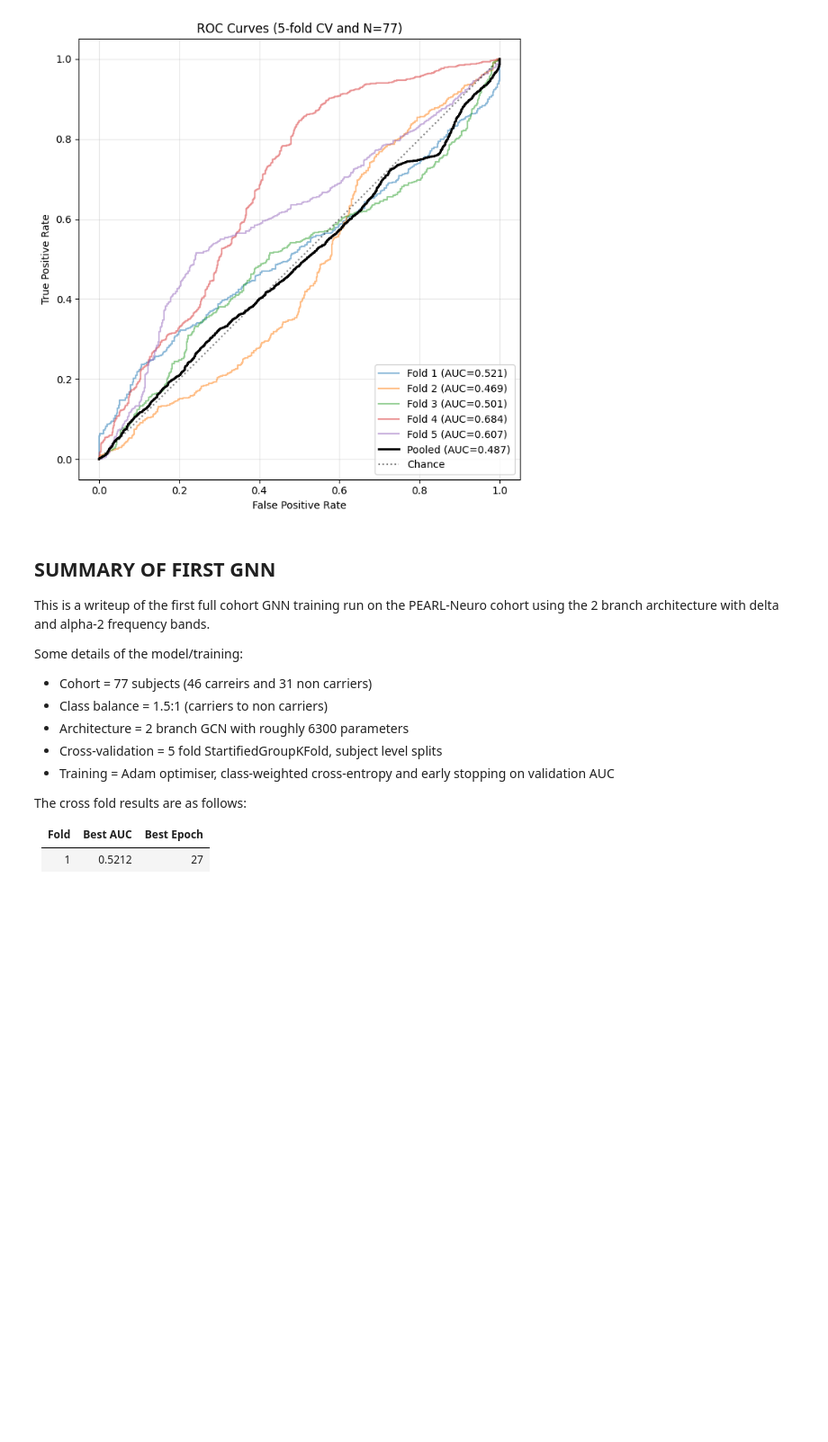
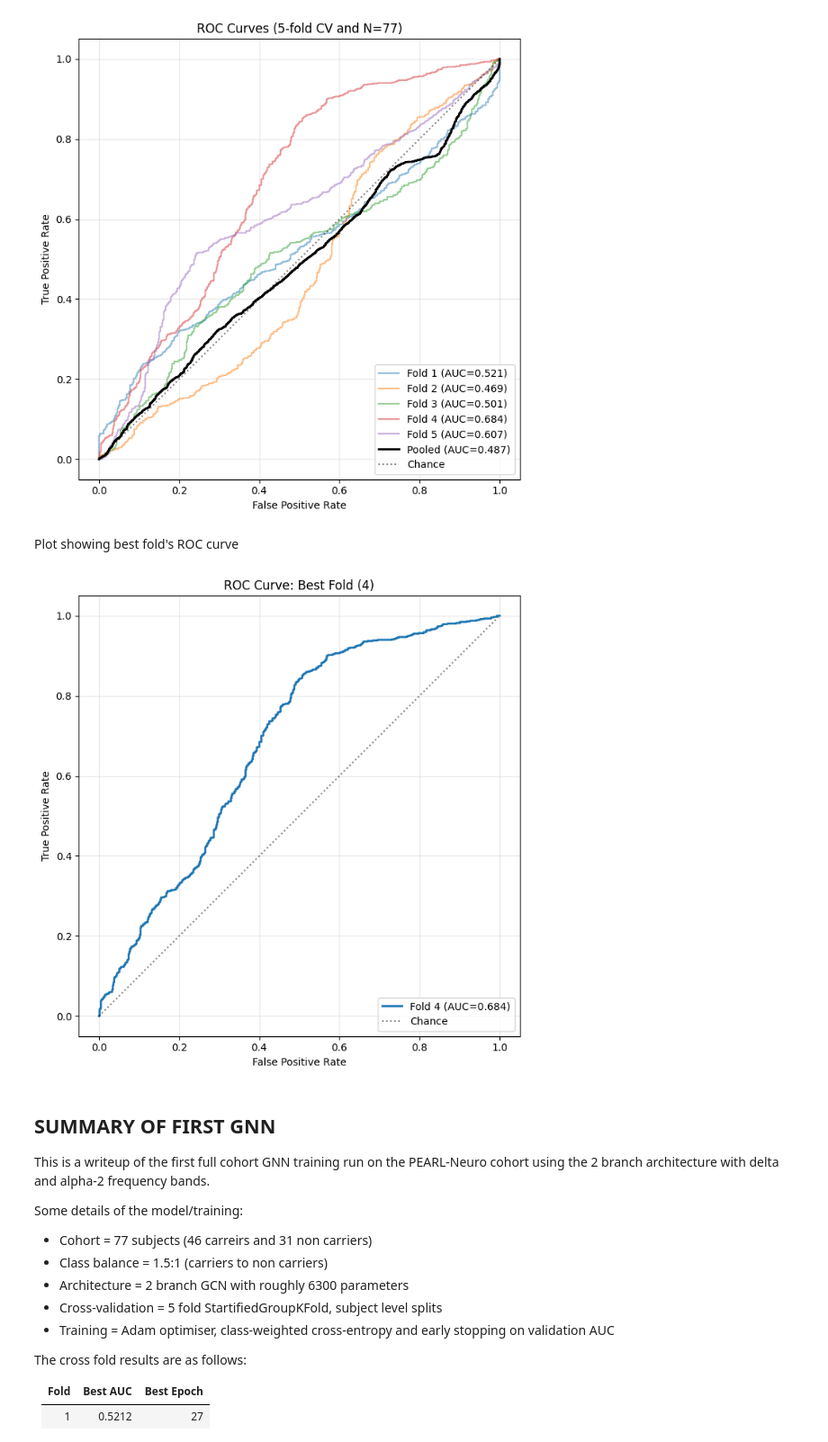
Before and after one commit to charlottedavidson524/alzheimers-gnn, a Jupyter notebook: notebooks/alzheimers_gnn.ipynb, the cells around one changed output. Shown at 90% size. Saved outputs shown, nothing was run; the diff lists cells and outputs as text; code cells hidden in the pictures; blank space fills up the shorter version.

```diff
--- a/notebooks/alzheimers_gnn.ipynb
+++ b/notebooks/alzheimers_gnn.ipynb
@@ -300,0 +335,24 @@ Create CV splits and results directory
+# %%
+# Fresh model, same hyperparameters as will be used in the full CV loop below
+set_seed(config["seed"])
+model = MultiBandGCN(hidden_channels=config["hidden_channels"], embedding_dim=config["embedding_dim"],
+                     mlp_hidden=config["mlp_hidden"], dropout=config["dropout"]).to(device)
+
+train_loader = make_dataloader(pairs, train_idx, batch_size=config["batch_size"], shuffle=True)
+val_loader = make_dataloader(pairs, val_idx, batch_size=config["batch_size"], shuffle=False)
+
+# Train once end-to-end on this single split (not part of the CV loop)
+diag_result = train_fold(model=model, train_loader=train_loader, val_loader=val_loader, config=config,
+                          device=device, checkpoint_path=diag_dir/"best_model.pt", verbose=True)
+
+print(f"\nPre-CV diagnostic best AUC: {diag_result['best_auc']:.4f} at epoch {diag_result['best_epoch']}")
+
+# Save history and predictions for later reference
+with open(diag_dir/"history.json", "w") as f:
+    json.dump(diag_result["history"], f, indent=2)
+
+np.savez(
+    diag_dir/"predictions.npz",
+    y_true=diag_result["best_metrics"]["y_true"],
+    y_prob=diag_result["best_metrics"]["y_prob"],
+)
@@ -572,6 +732,30 @@ plt.savefig(run_dir/"roc_curves.png", dpi=150, bbox_inches="tight")
 plt.show()
 # %% [output]
 [figure]
+# %% [markdown]
+Plot showing best fold's ROC curve
+# %%
+# Reuses best_fold_idx from the cell above
+preds = np.load(run_dir / f"fold_{best_fold_idx}" / "predictions.npz")
+fpr, tpr, _ = roc_curve(preds["y_true"], preds["y_prob"])
+best_fold_auc = roc_auc_score(preds["y_true"], preds["y_prob"])
+
+fig, ax = plt.subplots(figsize=(7, 7))
+ax.plot(fpr, tpr, color="tab:blue", linewidth=2, label=f"Fold {best_fold_idx + 1} (AUC={best_fold_auc:.3f})")
+ax.plot([0, 1], [0, 1], "k:", alpha=0.5, label="Chance")
+
+ax.set_xlabel("False Positive Rate")
+ax.set_ylabel("True Positive Rate")
+ax.set_title(f"ROC Curve: Best Fold ({best_fold_idx + 1})")
+ax.legend(loc="lower right")
+ax.grid(alpha=0.3)
+ax.set_aspect("equal")
+
+plt.tight_layout()
+plt.savefig(run_dir / "best_fold_roc_curve.png", dpi=150, bbox_inches="tight")
+plt.show()
+# %% [output]
+[figure, added]
 # %% [markdown]
 ## SUMMARY OF FIRST GNN
 
```
Also changed, not shown: parts of 17 cells of this notebook, 14 other files.
